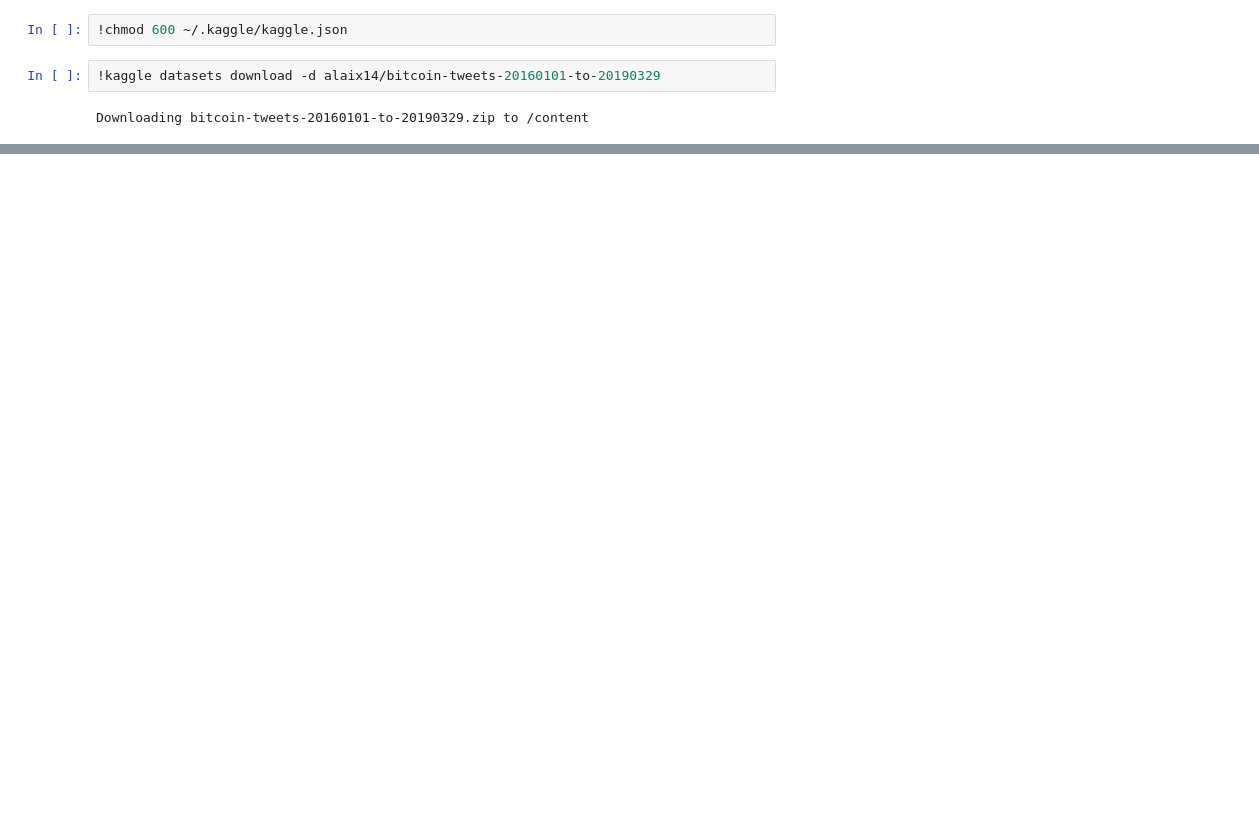
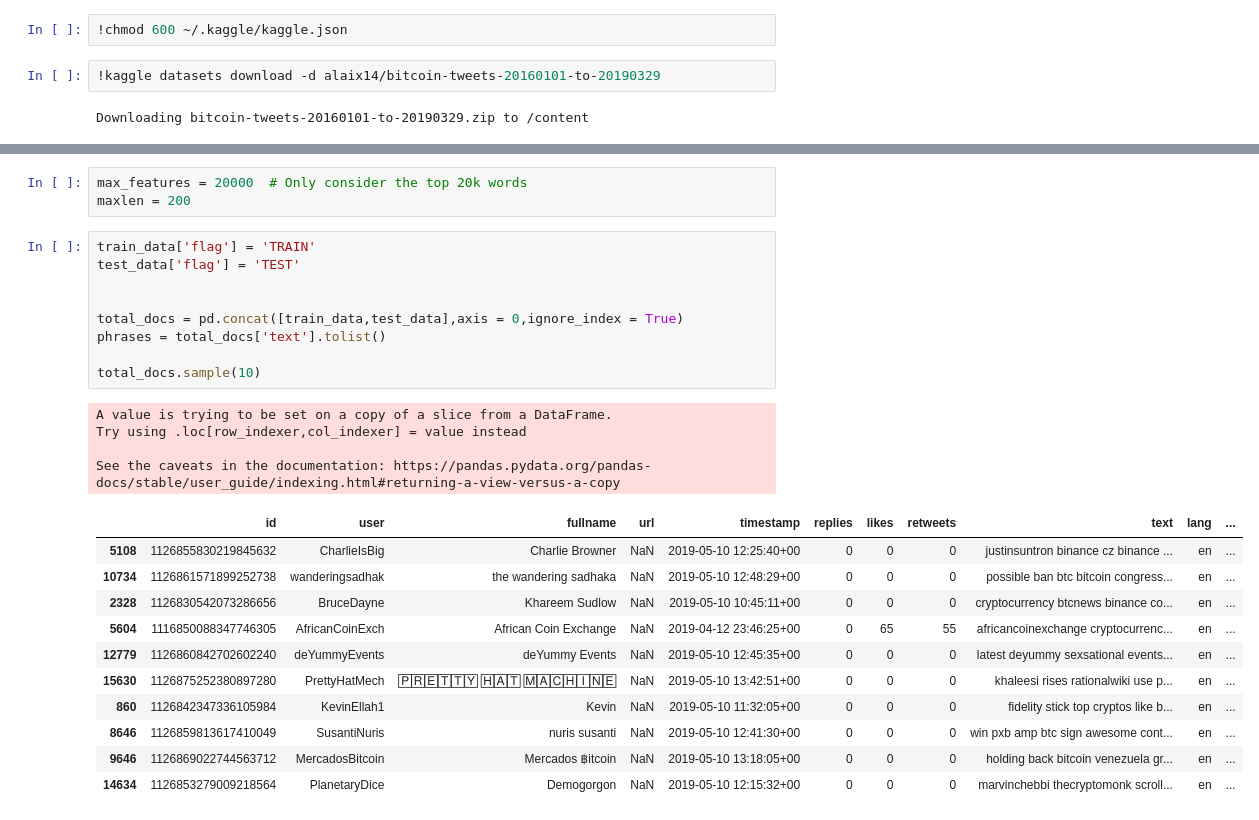
Before and after one commit to abhinao007/Code-tensorflow, a Jupyter notebook: ML_project_1.ipynb, the cells around one changed output, grey strips where cells are left out. Saved outputs shown, nothing was run; the diff lists cells and outputs as text; blank space fills up the shorter version.

```diff
--- a/ML_project_1.ipynb
+++ b/ML_project_1.ipynb
@@ -59,0 +194,28 @@ Index(['id', 'user', 'fullname', 'url', 'timestamp', 'replies', 'likes',
+# %%
+max_features = 20000  # Only consider the top 20k words
+maxlen = 200
+# %%
+train_data['flag'] = 'TRAIN'
+test_data['flag'] = 'TEST'
+
+
+total_docs = pd.concat([train_data,test_data],axis = 0,ignore_index = True)
+phrases = total_docs['text'].tolist()
+
+total_docs.sample(10)
+# %% [output]
+A value is trying to be set on a copy of a slice from a DataFrame.
+Try using .loc[row_indexer,col_indexer] = value instead
+
+See the caveats in the documentation: https://pandas.pydata.org/pandas-docs/stable/user_guide/indexing.html#returning-a-view-versus-a-copy
+|  | id | user | fullname | url | timestamp | replies | likes | retweets | text | lang | ... |
+| 5108 | 1126855830219845632 | CharlieIsBig | Charlie Browner | NaN | 2019-05-10 12:25:40+00 | 0 | 0 | 0 | justinsuntron binance cz binance ... | en | ... |
+| 10734 | 1126861571899252738 | wanderingsadhak | the wandering sadhaka | NaN | 2019-05-10 12:48:29+00 | 0 | 0 | 0 | possible ban btc bitcoin congress... | en | ... |
+| 2328 | 1126830542073286656 | BruceDayne | Khareem Sudlow | NaN | 2019-05-10 10:45:11+00 | 0 | 0 | 0 | cryptocurrency btcnews binance co... | en | ... |
+| 5604 | 1116850088347746305 | AfricanCoinExch | African Coin Exchange | NaN | 2019-04-12 23:46:25+00 | 0 | 65 | 55 | africancoinexchange cryptocurrenc... | en | ... |
+| 12779 | 1126860842702602240 | deYummyEvents | deYummy Events | NaN | 2019-05-10 12:45:35+00 | 0 | 0 | 0 | latest deyummy sexsational events... | en | ... |
+| 15630 | 1126875252380897280 | PrettyHatMech | 🄿🅁🄴🅃🅃🅈 🄷🄰🅃 🄼🄰🄲🄷🄸🄽🄴 | NaN | 2019-05-10 13:42:51+00 | 0 | 0 | 0 | khaleesi rises rationalwiki use p... | en | ... |
+| 860 | 1126842347336105984 | KevinEllah1 | Kevin | NaN | 2019-05-10 11:32:05+00 | 0 | 0 | 0 | fidelity stick top cryptos like b... | en | ... |
+| 8646 | 1126859813617410049 | SusantiNuris | nuris susanti | NaN | 2019-05-10 12:41:30+00 | 0 | 0 | 0 | win pxb amp btc sign awesome cont... | en | ... |
+| 9646 | 1126869022744563712 | MercadosBitcoin | Mercados ฿itcoin | NaN | 2019-05-10 13:18:05+00 | 0 | 0 | 0 | holding back bitcoin venezuela gr... | en | ... |
+| 14634 | 1126853279009218564 | PlanetaryDice | Demogorgon | NaN | 2019-05-10 12:15:32+00 | 0 | 0 | 0 | marvinchebbi thecryptomonk scroll... | en | ... |
```
Also changed, not shown: parts of 26 cells of this notebook.
